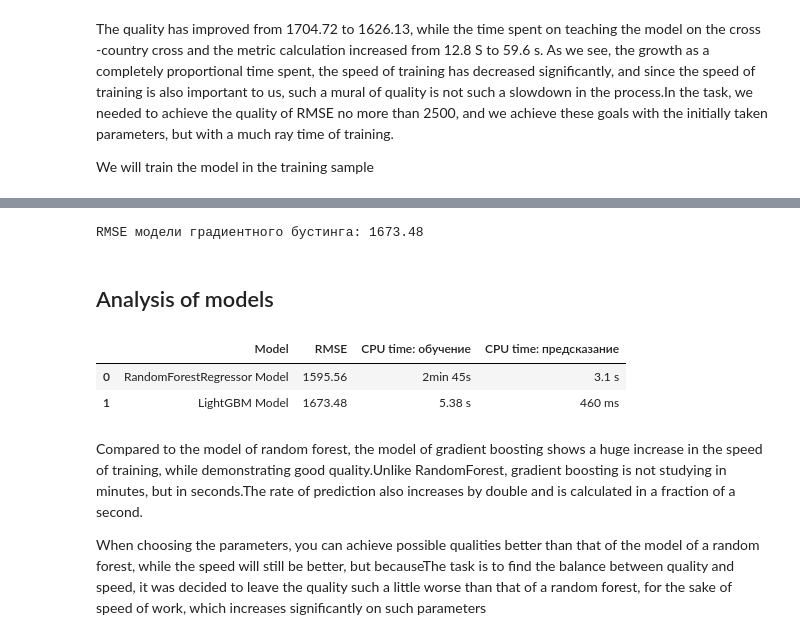
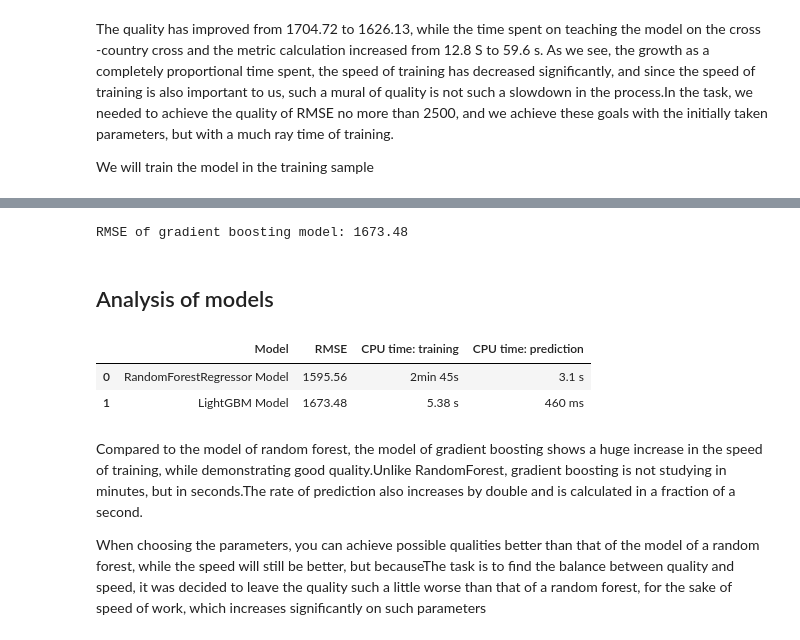
Before and after one commit to PSImera/Yandex.practicum.ds, a Jupyter notebook: project_sprint_14_autos/autos_ENG.ipynb, the cells around one changed output, grey strips where cells are left out. Cells and saved outputs as stored; diff of their text form; code cells hidden in the pictures.

```diff
--- a/project_sprint_14_autos/autos_ENG.ipynb
+++ b/project_sprint_14_autos/autos_ENG.ipynb
@@ -339,5 +334,4 @@ plt.show()
 # %%
-# сконвертируем столбцы с датой в формат datetime64
-df['date_created'] = pd.to_datetime(df['date_created'], format='%Y-%m-%dT%H:%M:%S')
-df['date_crawled'] = pd.to_datetime(df['date_crawled'], format='%Y-%m-%dT%H:%M:%S')
-df['date_last_seen'] = pd.to_datetime(df['date_last_seen'], format='%Y-%m-%dT%H:%M:%S')
+df['date_created'] = pd.to_datetime(df['date_created'], format='%Y-%m-%d %H:%M:%S')
+df['date_crawled'] = pd.to_datetime(df['date_crawled'], format='%Y-%m-%d %H:%M:%S')
+df['date_last_seen'] = pd.to_datetime(df['date_last_seen'], format='%Y-%m-%d %H:%M:%S')
@@ -799,19 +805,19 @@ Wall time: 411 ms
 # %%
 gb_rmse = mean_squared_error(gb_predict_valid, y_valid)**0.5
-print('RMSE модели градиентного бустинга:', round(gb_rmse, 2))
+print('RMSE of gradient boosting model:', round(gb_rmse, 2))
 # %% [output]
-RMSE модели градиентного бустинга: 1673.48
+RMSE of gradient boosting model: 1673.48
 # %% [markdown]
 ## Analysis of models
 # %%
 analys_df = pd.DataFrame({'Model': ['RandomForestRegressor Model', 'LightGBM Model'],
                           'RMSE': [rf_rmse, gb_rmse],
-                          'CPU time: обучение': ['2min 45s', '5.38 s'],
-                          'CPU time: предсказание': ['3.1 s', '460 ms']
+                          'CPU time: training': ['2min 45s', '5.38 s'],
+                          'CPU time: prediction': ['3.1 s', '460 ms']
                           })
 analys_df
 # %% [output]
-|  | Model | RMSE | CPU time: обучение | CPU time: предсказание |
+|  | Model | RMSE | CPU time: training | CPU time: prediction |
 | 0 | RandomForestRegressor Model | 1595.56 | 2min 45s | 3.1 s |
 | 1 | LightGBM Model | 1673.48 | 5.38 s | 460 ms |
 # %% [markdown]
```
Also changed, not shown: parts of 38 cells of this notebook, 1 other file.
